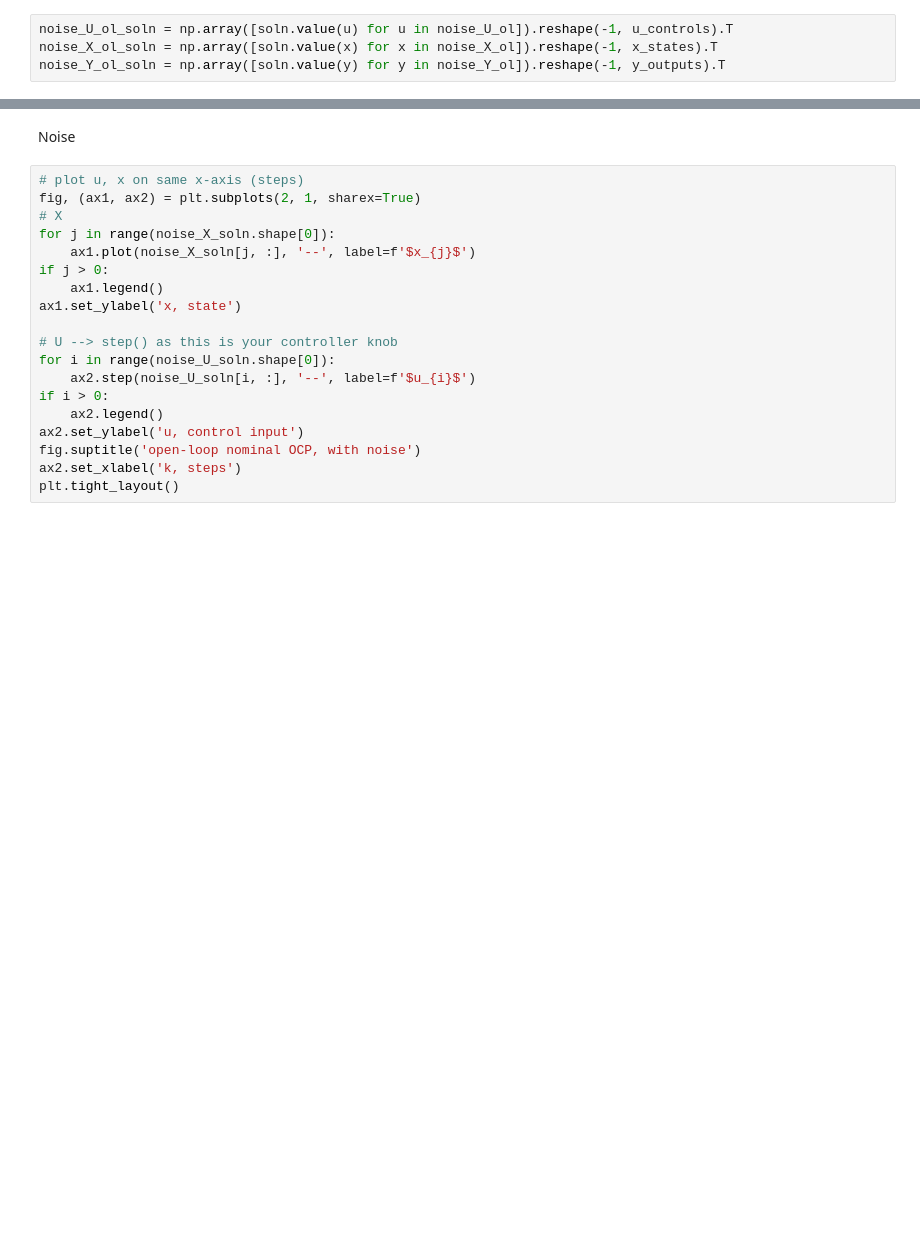
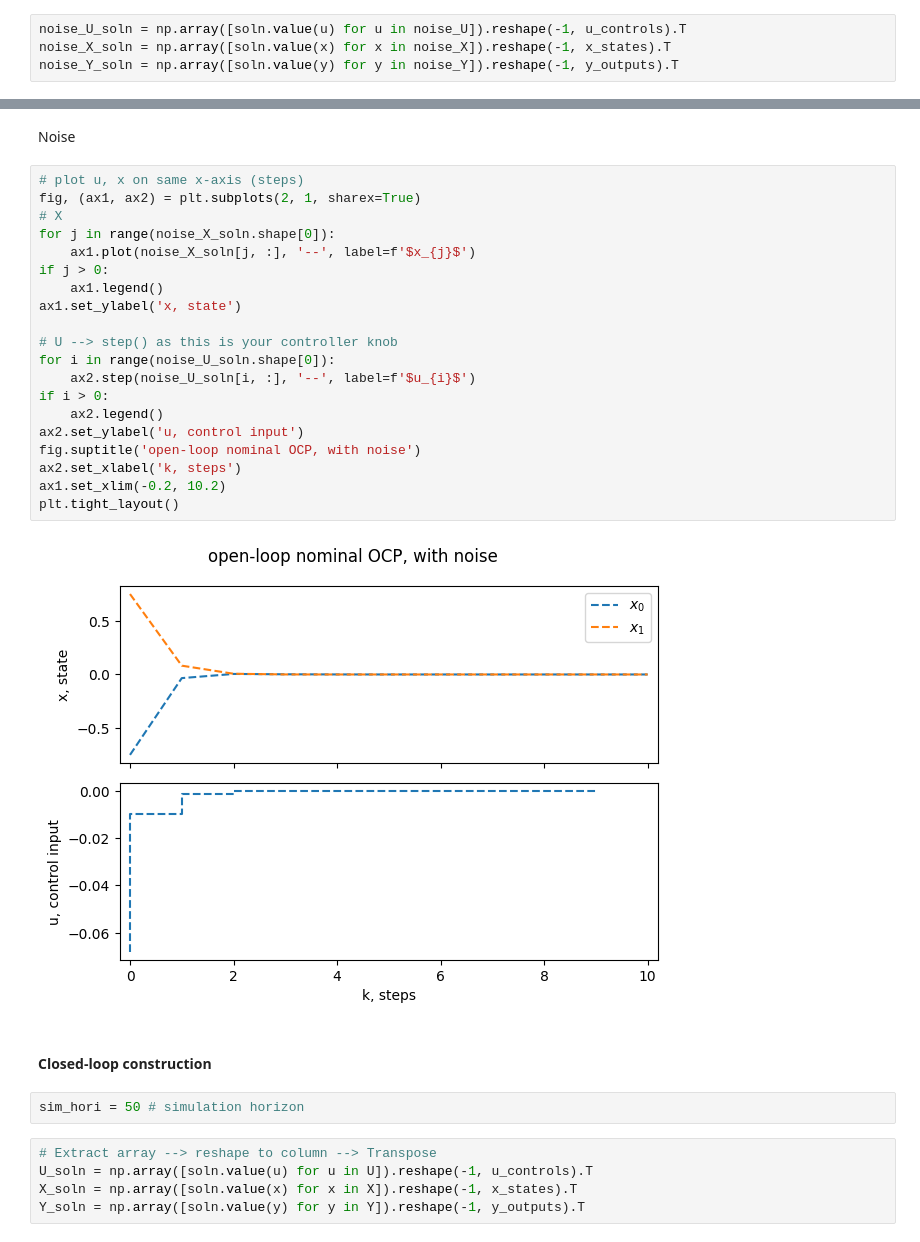
Before and after one commit to huynmela/MPC_study, a Jupyter notebook: nominal_MPC.ipynb, the cells around one changed output, grey strips where cells are left out. Cells and saved outputs as stored; diff of their text form; blank space fills up the shorter version.

```diff
--- a/nominal_MPC.ipynb
+++ b/nominal_MPC.ipynb
@@ -198,4 +176,4 @@ Y_ol_soln = np.array([soln.value(y) for y in Y_ol]).reshape(-1, y_outputs).T
 # %%
-noise_U_ol_soln = np.array([soln.value(u) for u in noise_U_ol]).reshape(-1, u_controls).T
-noise_X_ol_soln = np.array([soln.value(x) for x in noise_X_ol]).reshape(-1, x_states).T
-noise_Y_ol_soln = np.array([soln.value(y) for y in noise_Y_ol]).reshape(-1, y_outputs).T
+noise_U_soln = np.array([soln.value(u) for u in noise_U]).reshape(-1, u_controls).T
+noise_X_soln = np.array([soln.value(x) for x in noise_X]).reshape(-1, x_states).T
+noise_Y_soln = np.array([soln.value(y) for y in noise_Y]).reshape(-1, y_outputs).T
@@ -251,19 +208,31 @@ Noise
 # %%
 # plot u, x on same x-axis (steps)
 fig, (ax1, ax2) = plt.subplots(2, 1, sharex=True)
 # X
 for j in range(noise_X_soln.shape[0]):
     ax1.plot(noise_X_soln[j, :], '--', label=f'$x_{j}$')
 if j > 0:
     ax1.legend()
 ax1.set_ylabel('x, state')
 
 # U --> step() as this is your controller knob
 for i in range(noise_U_soln.shape[0]):
     ax2.step(noise_U_soln[i, :], '--', label=f'$u_{i}$')
 if i > 0:
     ax2.legend()
 ax2.set_ylabel('u, control input')
 fig.suptitle('open-loop nominal OCP, with noise')
 ax2.set_xlabel('k, steps')
+ax1.set_xlim(-0.2, 10.2)
 plt.tight_layout()
+# %% [output]
+[figure, added]
+# %% [markdown]
+#### Closed-loop construction
+# %%
+sim_hori = 50 # simulation horizon
+# %%
+# Extract array --> reshape to column --> Transpose
+U_soln = np.array([soln.value(u) for u in U]).reshape(-1, u_controls).T
+X_soln = np.array([soln.value(x) for x in X]).reshape(-1, x_states).T
+Y_soln = np.array([soln.value(y) for y in Y]).reshape(-1, y_outputs).T
```
Also changed, not shown: parts of 31 cells of this notebook.
